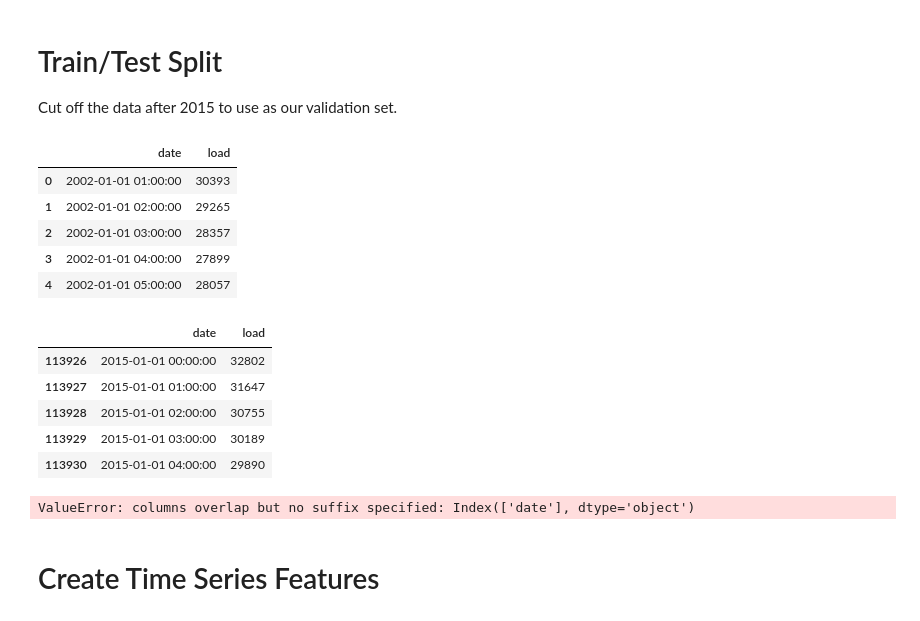
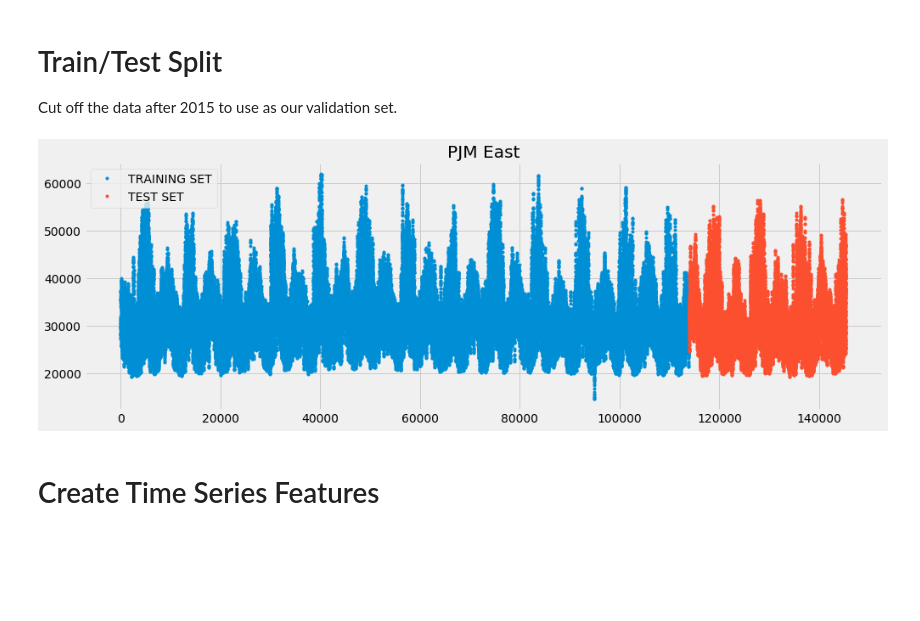
Before and after one commit to robmoratore/ShellDnA, a Jupyter notebook: Shell_Dna_EnergyLoad.ipynb, the cells around one changed output. Saved outputs shown, nothing was run; the diff lists cells and outputs as text; code cells hidden in the pictures; blank space fills up the shorter version.

```diff
--- a/Shell_Dna_EnergyLoad.ipynb
+++ b/Shell_Dna_EnergyLoad.ipynb
@@ -44,31 +40,13 @@ Cut off the data after 2015 to use as our validation set.
 split_date = '2015-01-01'
 pjme_train = pjme.loc[pjme['date'] <= split_date].copy()
 pjme_test = pjme.loc[pjme['date'] > split_date].copy()
-# %%
-pjme_train.head()
-# %% [output]
-|  | date | load |
-| 0 | 2002-01-01 01:00:00 | 30393 |
-| 1 | 2002-01-01 02:00:00 | 29265 |
-| 2 | 2002-01-01 03:00:00 | 28357 |
-| 3 | 2002-01-01 04:00:00 | 27899 |
-| 4 | 2002-01-01 05:00:00 | 28057 |
-# %%
-pjme_test.head()
-# %% [output]
-|  | date | load |
-| 113926 | 2015-01-01 00:00:00 | 32802 |
-| 113927 | 2015-01-01 01:00:00 | 31647 |
-| 113928 | 2015-01-01 02:00:00 | 30755 |
-| 113929 | 2015-01-01 03:00:00 | 30189 |
-| 113930 | 2015-01-01 04:00:00 | 29890 |
 # %%
-_ = pjme_test \
-    .rename(columns={'load': 'TEST SET'}) \
-    .join(pjme_train.rename(columns={'load': 'TRAINING SET'}), how='outer') \
+_ = pjme_train \
+    .rename(columns={'load': 'TRAINING SET'}) \
+    .merge(pjme_test.rename(columns={'load': 'TEST SET'}), how='outer') \
     .plot(figsize=(15,5), title='PJM East', style='.')
 # %% [output]
-ValueError: columns overlap but no suffix specified: Index(['date'], dtype='object')
+[figure, added]
 # %% [markdown]
 # Create Time Series Features
 # %%
```
Also changed, not shown: parts of 4 cells of this notebook.
